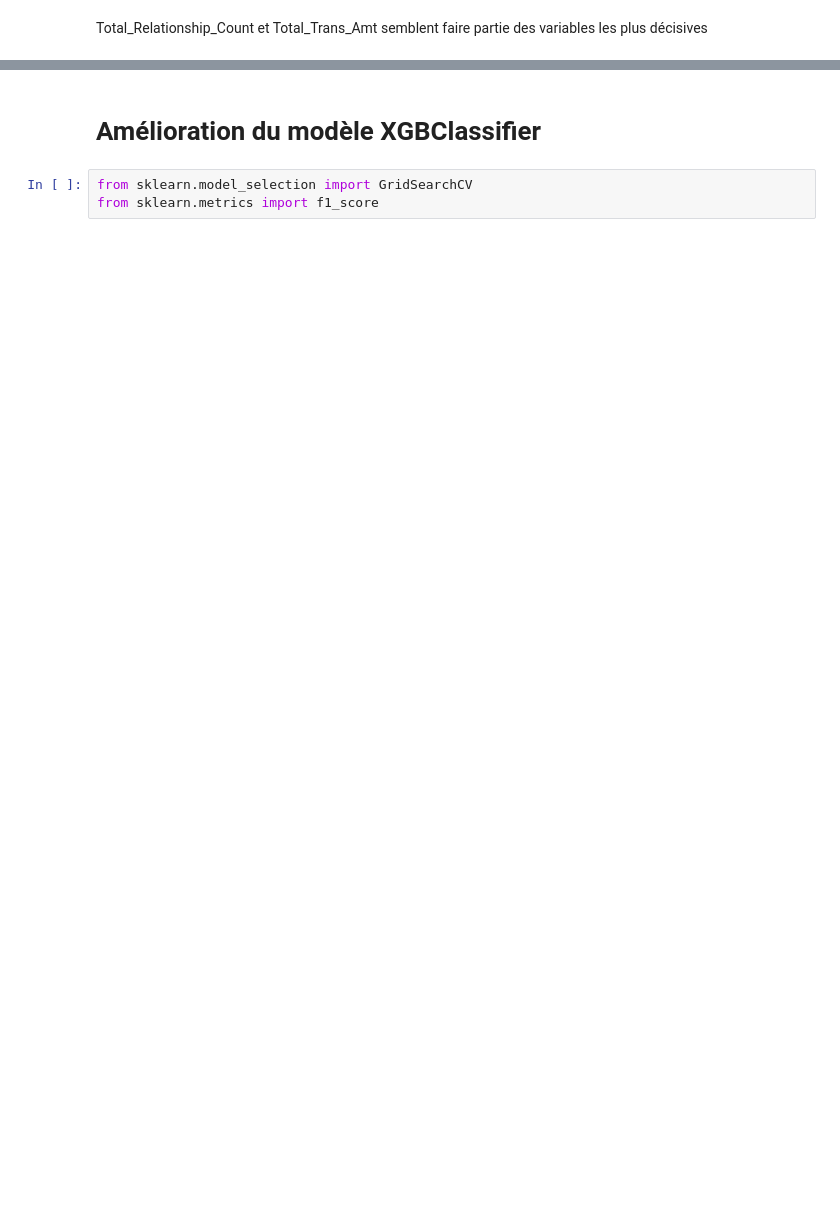
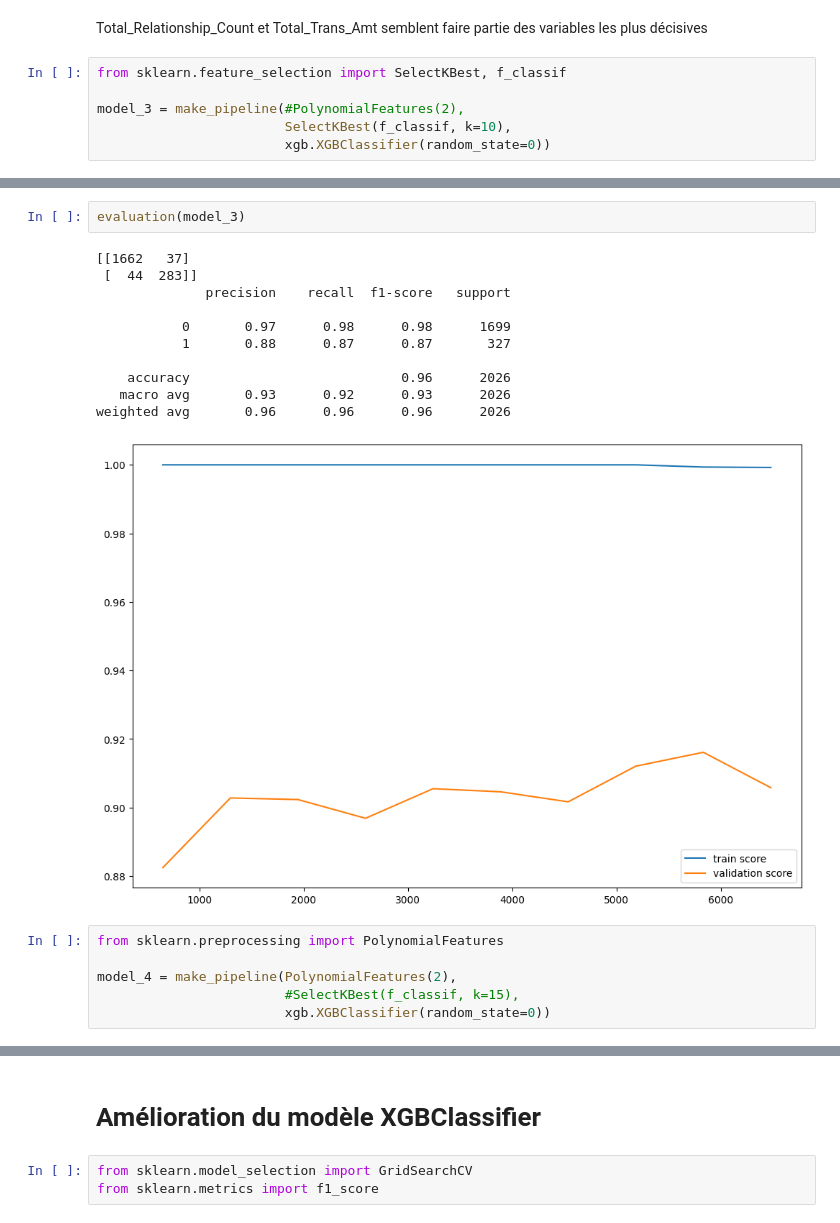
Before and after one commit to TheoRepo1/ML_Project_BankChurners, a Jupyter notebook: MyProject.ipynb, the cells around one changed output, grey strips where cells are left out. Saved outputs shown, nothing was run; the diff lists cells and outputs as text; blank space fills up the shorter version.

```diff
--- a/MyProject.ipynb
+++ b/MyProject.ipynb
@@ -534,2 +592,8 @@ plt.show()
 # %% [markdown]
 Total_Relationship_Count et Total_Trans_Amt semblent faire partie des variables les plus décisives
+# %%
+from sklearn.feature_selection import SelectKBest, f_classif
+
+model_3 = make_pipeline(#PolynomialFeatures(2),
+                        SelectKBest(f_classif, k=10),
+                        xgb.XGBClassifier(random_state=0))
@@ -535,0 +611,20 @@ Total_Relationship_Count et Total_Trans_Amt semblent faire partie des variables
+# %%
+evaluation(model_3)
+# %% [output]
+[[1662   37]
+ [  44  283]]
+              precision    recall  f1-score   support
+
+           0       0.97      0.98      0.98      1699
+           1       0.88      0.87      0.87       327
+
+    accuracy                           0.96      2026
+   macro avg       0.93      0.92      0.93      2026
+weighted avg       0.96      0.96      0.96      2026
+[figure, added]
+# %%
+from sklearn.preprocessing import PolynomialFeatures
+
+model_4 = make_pipeline(PolynomialFeatures(2),
+                        #SelectKBest(f_classif, k=15),
+                        xgb.XGBClassifier(random_state=0))
```
Also changed, not shown: parts of 34 cells of this notebook.
